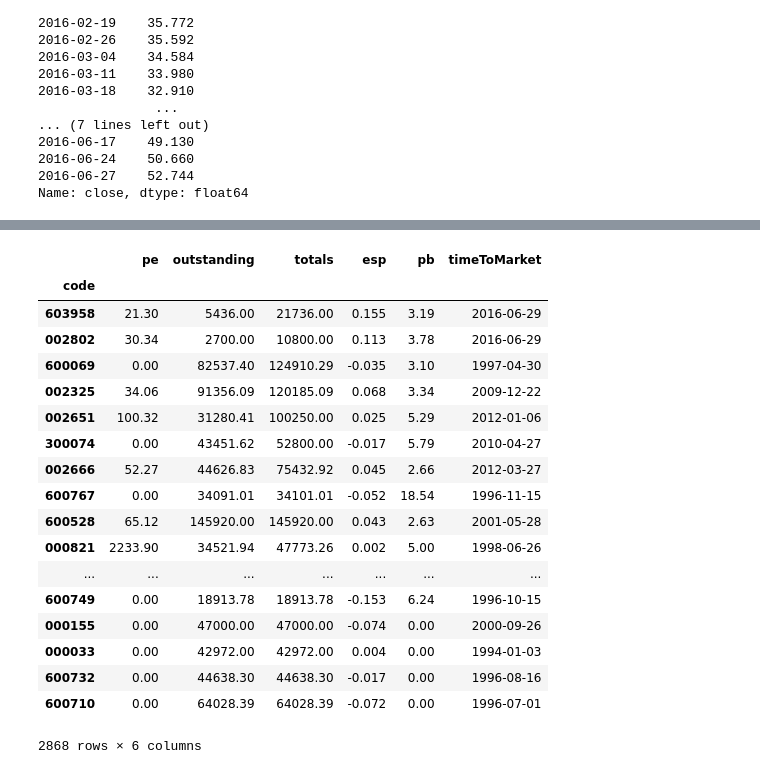
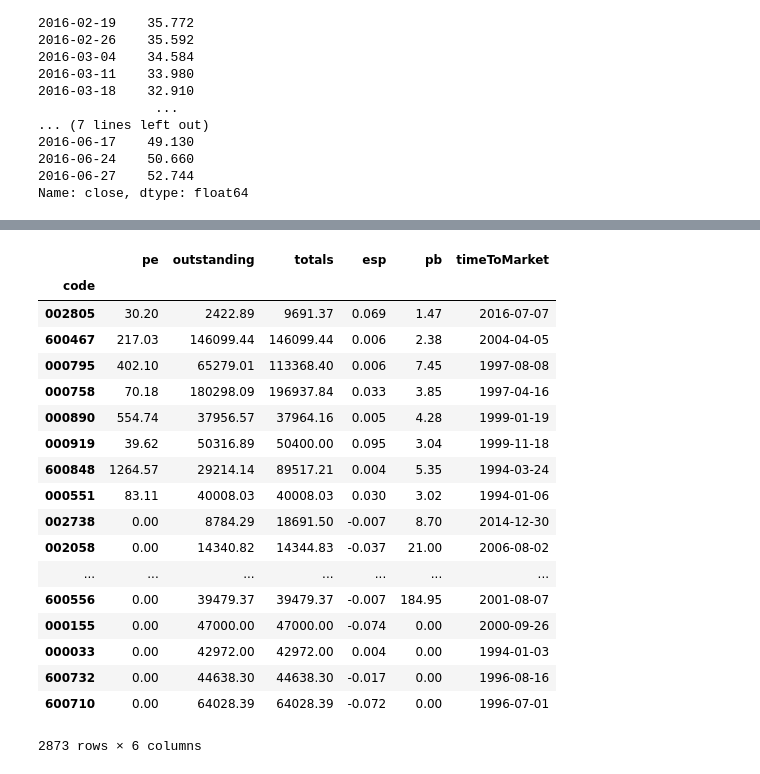
Before and after one commit to unixniu/pyAnalytics, a Jupyter notebook: stock_takeoff.ipynb, the cells around one changed output, grey strips where cells are left out. Drawn from its saved outputs; the diff is of its cells as text; code cells hidden in the pictures.

```diff
--- a/stock_takeoff.ipynb
+++ b/stock_takeoff.ipynb
@@ -210,36 +232,32 @@ df.to_csv(OUTPUT_PATH)
 # %%
 pd.set_option('max_rows', 20)
 
-BASIC_DATA_PATH = r'D:\analytics\stock\basic.csv'
+BASIC_DATA_PATH = r'E:\analytics\stock\basics\basic.csv'
 basic_df = pd.read_csv(BASIC_DATA_PATH, index_col=False, dtype={'code':np.str}, \
                        usecols=['code', 'pe', 'pb', 'outstanding', 'totals', 'esp', 'timeToMarket'], \
                        error_bad_lines=False)
 basic_df.set_index('code', inplace=True)
 basic_df['timeToMarket'] = pd.to_datetime(basic_df['timeToMarket'], errors='coerce', format='%Y%m%d')
 basic_df = basic_df[basic_df['timeToMarket'].notnull()]
 basic_df
-# basic_df['timeToMarket'].convert_objects(convert_dates='coerce')
-# print(basic_df.dtypes)
-# basic_df
-# # basic_df[basic_df['timeToMarket']=='0']
 # %% [output]
 |  | pe | outstanding | totals | esp | pb | timeToMarket |
 | code |  |  |  |  |  |  |
-| 603958 | 21.30 | 5436.00 | 21736.00 | 0.155 | 3.19 | 2016-06-29 |
-| 002802 | 30.34 | 2700.00 | 10800.00 | 0.113 | 3.78 | 2016-06-29 |
-| 600069 | 0.00 | 82537.40 | 124910.29 | -0.035 | 3.10 | 1997-04-30 |
-| 002325 | 34.06 | 91356.09 | 120185.09 | 0.068 | 3.34 | 2009-12-22 |
-| 002651 | 100.32 | 31280.41 | 100250.00 | 0.025 | 5.29 | 2012-01-06 |
-| 300074 | 0.00 | 43451.62 | 52800.00 | -0.017 | 5.79 | 2010-04-27 |
-| 002666 | 52.27 | 44626.83 | 75432.92 | 0.045 | 2.66 | 2012-03-27 |
-| 600767 | 0.00 | 34091.01 | 34101.01 | -0.052 | 18.54 | 1996-11-15 |
-| 600528 | 65.12 | 145920.00 | 145920.00 | 0.043 | 2.63 | 2001-05-28 |
-| 000821 | 2233.90 | 34521.94 | 47773.26 | 0.002 | 5.00 | 1998-06-26 |
+| 002805 | 30.20 | 2422.89 | 9691.37 | 0.069 | 1.47 | 2016-07-07 |
+| 600467 | 217.03 | 146099.44 | 146099.44 | 0.006 | 2.38 | 2004-04-05 |
+| 000795 | 402.10 | 65279.01 | 113368.40 | 0.006 | 7.45 | 1997-08-08 |
+| 000758 | 70.18 | 180298.09 | 196937.84 | 0.033 | 3.85 | 1997-04-16 |
+| 000890 | 554.74 | 37956.57 | 37964.16 | 0.005 | 4.28 | 1999-01-19 |
+| 000919 | 39.62 | 50316.89 | 50400.00 | 0.095 | 3.04 | 1999-11-18 |
+| 600848 | 1264.57 | 29214.14 | 89517.21 | 0.004 | 5.35 | 1994-03-24 |
+| 000551 | 83.11 | 40008.03 | 40008.03 | 0.030 | 3.02 | 1994-01-06 |
+| 002738 | 0.00 | 8784.29 | 18691.50 | -0.007 | 8.70 | 2014-12-30 |
+| 002058 | 0.00 | 14340.82 | 14344.83 | -0.037 | 21.00 | 2006-08-02 |
 | ... | ... | ... | ... | ... | ... | ... |
-| 600749 | 0.00 | 18913.78 | 18913.78 | -0.153 | 6.24 | 1996-10-15 |
+| 600556 | 0.00 | 39479.37 | 39479.37 | -0.007 | 184.95 | 2001-08-07 |
 | 000155 | 0.00 | 47000.00 | 47000.00 | -0.074 | 0.00 | 2000-09-26 |
 | 000033 | 0.00 | 42972.00 | 42972.00 | 0.004 | 0.00 | 1994-01-03 |
 | 600732 | 0.00 | 44638.30 | 44638.30 | -0.017 | 0.00 | 1996-08-16 |
 | 600710 | 0.00 | 64028.39 | 64028.39 | -0.072 | 0.00 | 1996-07-01 |
-2868 rows × 6 columns
+2873 rows × 6 columns
 # %%
```
Also changed, not shown: parts of 10 cells of this notebook.
